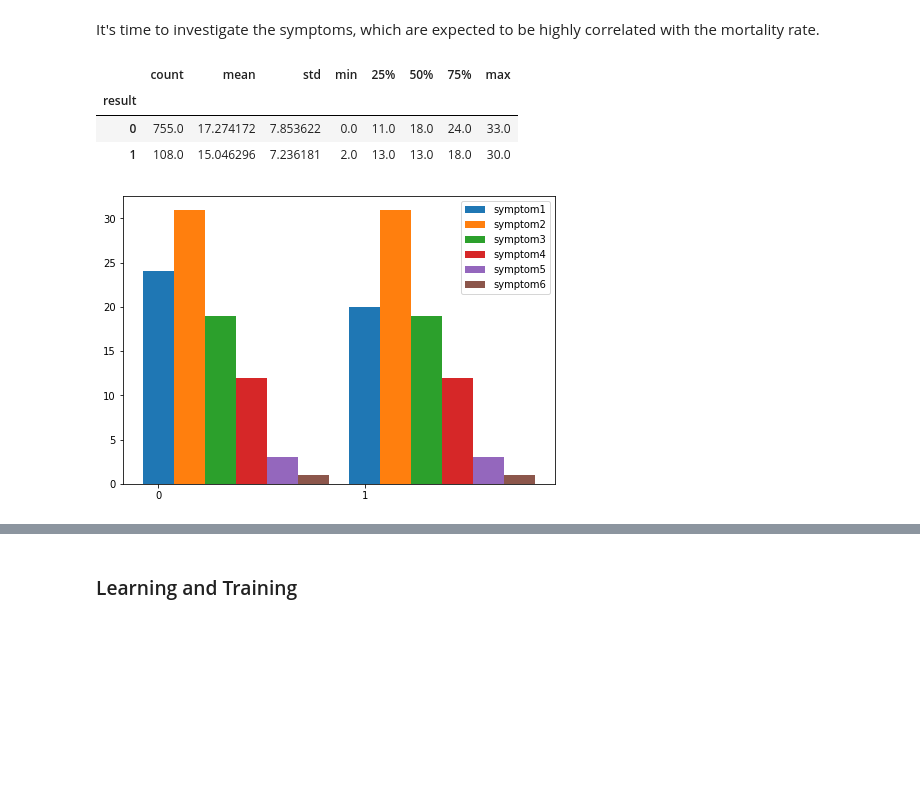
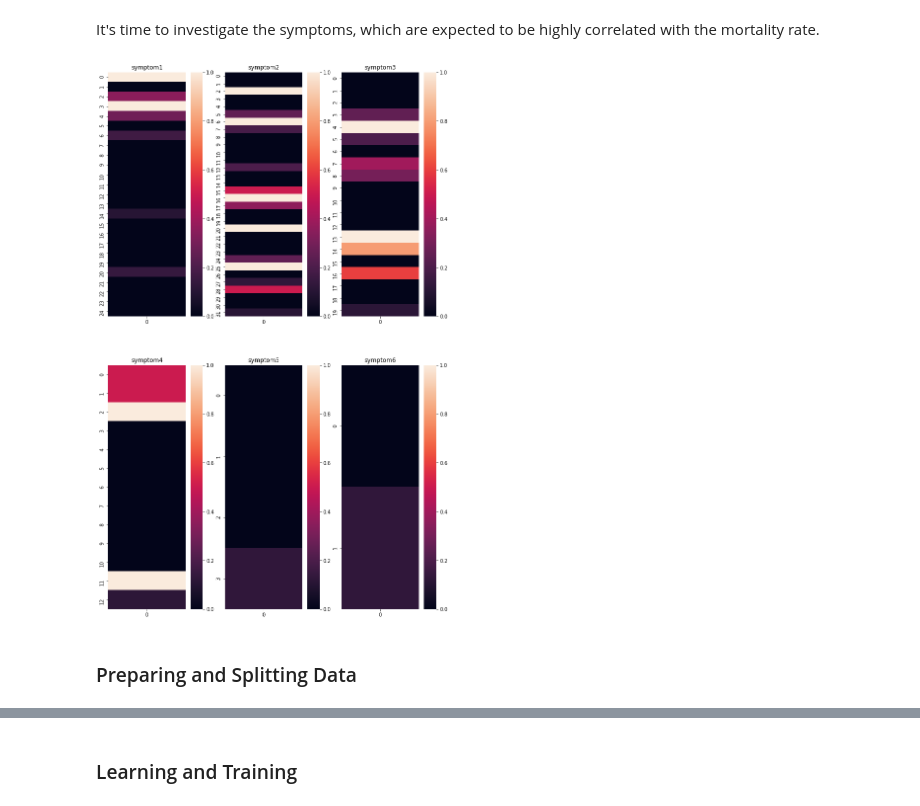
Before and after one commit to Ali-Elganzory/Covid-19-Mortality, a Jupyter notebook: Project.ipynb, the cells around one changed output, grey strips where cells are left out. Saved outputs shown, nothing was run; the diff lists cells and outputs as text; code cells hidden in the pictures; blank space fills up the shorter version.

```diff
--- a/Project.ipynb
+++ b/Project.ipynb
@@ -123,25 +141,17 @@ Surprisingly, a considrable group of the deceased are females (63%) while only 4
 This suggests a correlation between females and mortality rate.
 # %% [markdown]
 It's time to investigate the symptoms, which are expected to be highly correlated with the mortality rate.
-# %%
-df.groupby("result")["country"].describe()
-# %% [output]
-|  | count | mean | std | min | 25% | 50% | 75% | max |
-| result |  |  |  |  |  |  |  |  |
-| 0 | 755.0 | 17.274172 | 7.853622 | 0.0 | 11.0 | 18.0 | 24.0 | 33.0 |
-| 1 | 108.0 | 15.046296 | 7.236181 | 2.0 | 13.0 | 13.0 | 18.0 | 30.0 |
-# %%
-symptoms = ["symptom1",	"symptom2",	"symptom3",	"symptom4",	"symptom5",	"symptom6"]
-f = plt.figure()
-ax = f.add_axes([0,0,1,1])
-#f, axes = plt.subplots(nrows = 1, ncols = 2, sharey = True)
-k = 0
-for i in symptoms:
-    ax.bar(df['result']+k, df[i], width = 0.15)
-    k += 0.15
-ax.legend(labels=["symptom1",	"symptom2",	"symptom3",	"symptom4",	"symptom5",	"symptom6"])
-ax.set_xticks([0,1]);
-
-plt.show()
-# %% [output]
-[figure, removed]
+# %%
+symptom_cols = [f"symptom{i}" for i in range(1, 7)]
+
+f, axes = plt.subplots(nrows=2, ncols=3, figsize=(12, 20))
+for i, col in enumerate(symptom_cols):
+    ax = axes[int(i/3)][int(i%3)]
+    sns.heatmap(df[[col, "result"]].groupby(col).agg({"result": "mean"}).values, vmin=0, vmax=1, ax=ax)
+    ax.set_title(col)
+
+plt.show()
+# %% [output]
+[figure, added]
+# %% [markdown]
+### Preparing and Splitting Data
```
Also changed, not shown: parts of 10 cells of this notebook.
